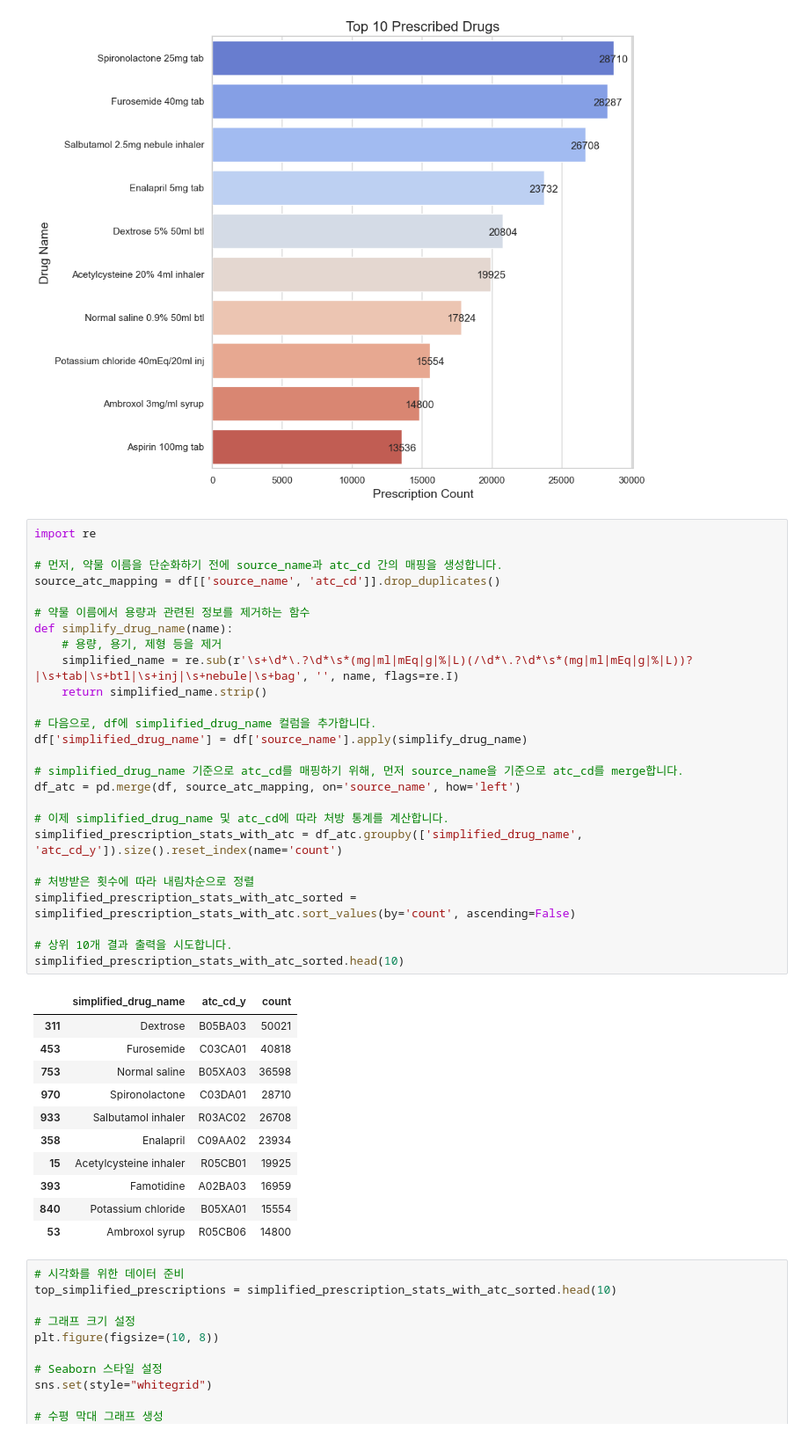
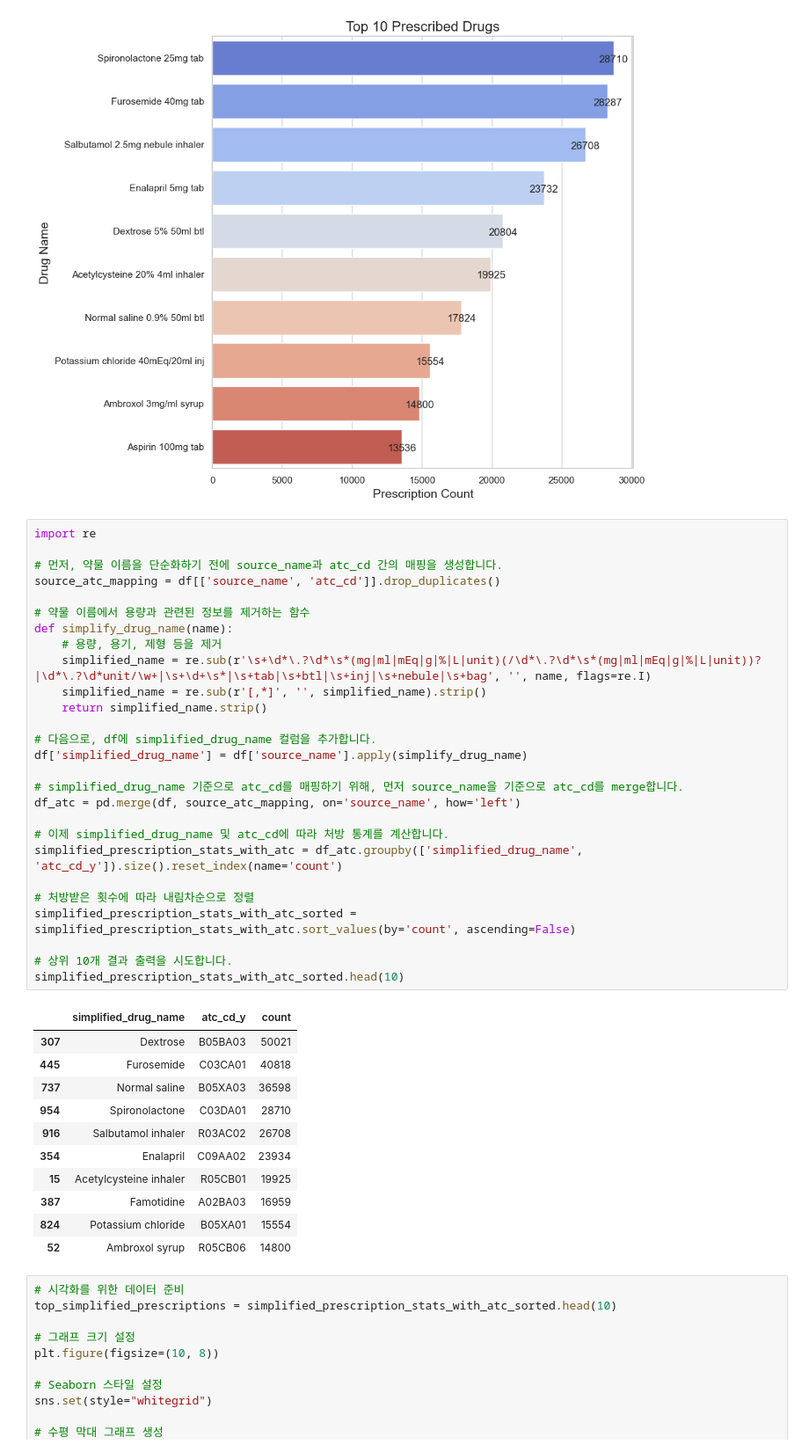
Before and after one commit to devguno/TOF, a Jupyter notebook: tt.ipynb, the cells around one changed output. Shown: that part at 88% size. Cells and saved outputs as stored; diff of their text form.

```diff
--- a/tt.ipynb
+++ b/tt.ipynb
@@ -61,41 +78,42 @@ Passing `palette` without assigning `hue` is deprecated and will be removed in v
 # %%
 import re
 
 # 먼저, 약물 이름을 단순화하기 전에 source_name과 atc_cd 간의 매핑을 생성합니다.
 source_atc_mapping = df[['source_name', 'atc_cd']].drop_duplicates()
 
 # 약물 이름에서 용량과 관련된 정보를 제거하는 함수
 def simplify_drug_name(name):
     # 용량, 용기, 제형 등을 제거
-    simplified_name = re.sub(r'\s+\d*\.?\d*\s*(mg|ml|mEq|g|%|L)(/\d*\.?\d*\s*(mg|ml|mEq|g|%|L))?|\s+tab|\s+btl|\s+inj|\s+nebule|\s+bag', '', name, flags=re.I)
+    simplified_name = re.sub(r'\s+\d*\.?\d*\s*(mg|ml|mEq|g|%|L|unit)(/\d*\.?\d*\s*(mg|ml|mEq|g|%|L|unit))?|\d*\.?\d*unit/\w+|\s+\d+\s*|\s+tab|\s+btl|\s+inj|\s+nebule|\s+bag', '', name, flags=re.I)
+    simplified_name = re.sub(r'[,*]', '', simplified_name).strip()
     return simplified_name.strip()
 
 # 다음으로, df에 simplified_drug_name 컬럼을 추가합니다.
 df['simplified_drug_name'] = df['source_name'].apply(simplify_drug_name)
 
 # simplified_drug_name 기준으로 atc_cd를 매핑하기 위해, 먼저 source_name을 기준으로 atc_cd를 merge합니다.
 df_atc = pd.merge(df, source_atc_mapping, on='source_name', how='left')
 
 # 이제 simplified_drug_name 및 atc_cd에 따라 처방 통계를 계산합니다.
 simplified_prescription_stats_with_atc = df_atc.groupby(['simplified_drug_name', 'atc_cd_y']).size().reset_index(name='count')
 
 # 처방받은 횟수에 따라 내림차순으로 정렬
 simplified_prescription_stats_with_atc_sorted = simplified_prescription_stats_with_atc.sort_values(by='count', ascending=False)
 
 # 상위 10개 결과 출력을 시도합니다.
 simplified_prescription_stats_with_atc_sorted.head(10)
 # %% [output]
 |  | simplified_drug_name | atc_cd_y | count |
-| 311 | Dextrose | B05BA03 | 50021 |
-| 453 | Furosemide | C03CA01 | 40818 |
-| 753 | Normal saline | B05XA03 | 36598 |
-| 970 | Spironolactone | C03DA01 | 28710 |
-| 933 | Salbutamol inhaler | R03AC02 | 26708 |
-| 358 | Enalapril | C09AA02 | 23934 |
+| 307 | Dextrose | B05BA03 | 50021 |
+| 445 | Furosemide | C03CA01 | 40818 |
+| 737 | Normal saline | B05XA03 | 36598 |
+| 954 | Spironolactone | C03DA01 | 28710 |
+| 916 | Salbutamol inhaler | R03AC02 | 26708 |
+| 354 | Enalapril | C09AA02 | 23934 |
 | 15 | Acetylcysteine inhaler | R05CB01 | 19925 |
-| 393 | Famotidine | A02BA03 | 16959 |
-| 840 | Potassium chloride | B05XA01 | 15554 |
-| 53 | Ambroxol syrup | R05CB06 | 14800 |
+| 387 | Famotidine | A02BA03 | 16959 |
+| 824 | Potassium chloride | B05XA01 | 15554 |
+| 52 | Ambroxol syrup | R05CB06 | 14800 |
 # %%
 # 시각화를 위한 데이터 준비
 top_simplified_prescriptions = simplified_prescription_stats_with_atc_sorted.head(10)
```
Also changed, not shown: parts of 5 cells of this notebook, 1 other file.
